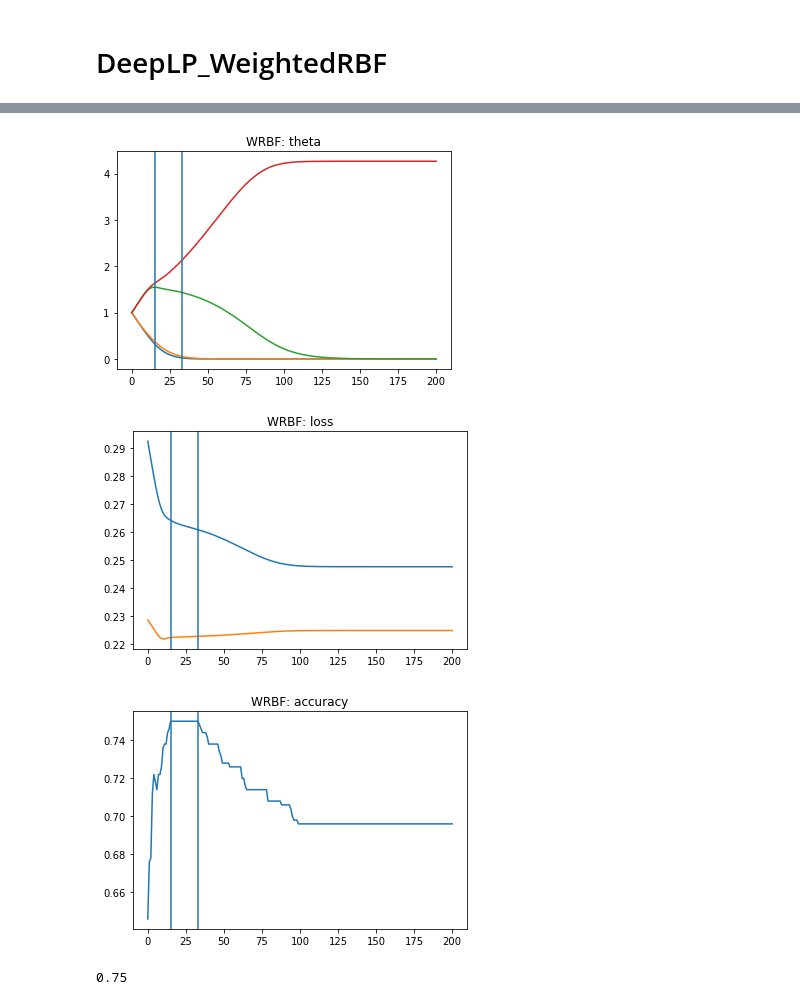
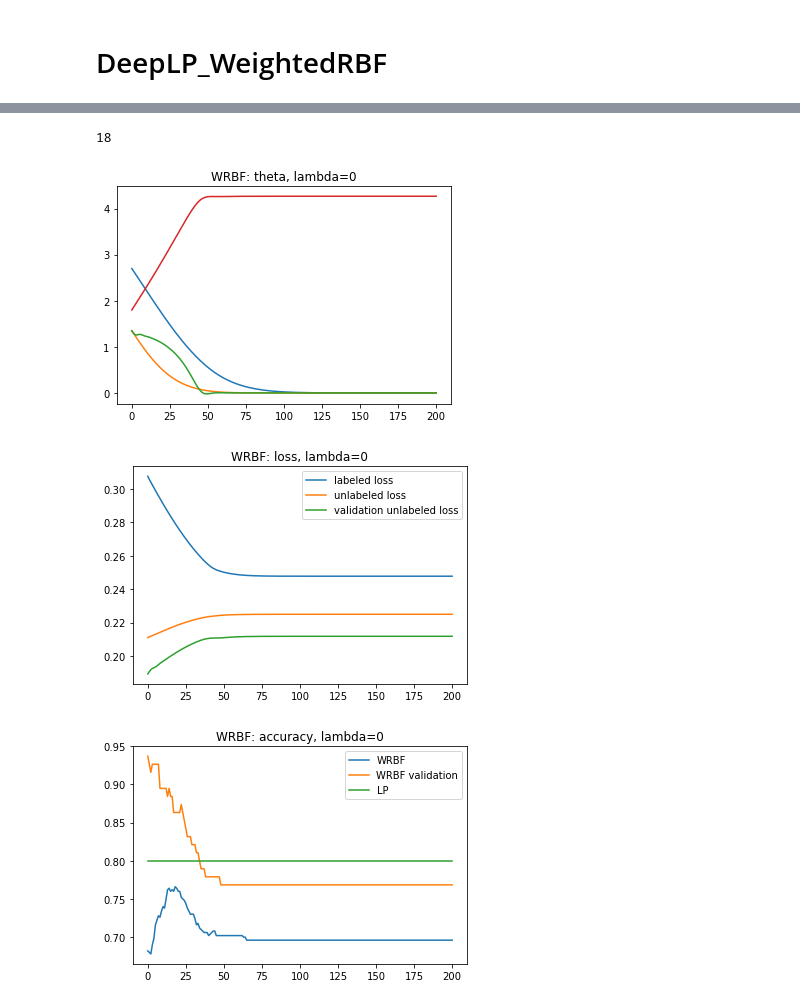
Before and after one commit to GRSEB9S/Deep-Label-Propagation, a Jupyter notebook: main.ipynb, the cells around one changed output, grey strips where cells are left out. Cells and saved outputs as stored; diff of their text form; code cells hidden in the pictures.

```diff
--- a/main.ipynb
+++ b/main.ipynb
@@ -101,5 +103,5 @@ Accuracy: 0.8
 RMSE: 0.2
 Objective: 1271.07191023
 # %%
-dlp_rbf.train(data,100)
+dlp_rbf.train(data,test_data,100)
 # %% [output]
@@ -165,8 +167,11 @@ plt.show()
 # %% [markdown]
 # DeepLP_WeightedRBF
+# %%
+# theta = np.ones(num_features)
+theta = np.array([ 2.7 ,  1.35,  1.35,  1.8 ])
 # %%
 sess = tf.Session()
-dlp_wrbf = DeepLP_WeightedRBF(10, num_nodes, features, graph, np.var(features), 0.01, sess)
+dlp_wrbf = DeepLP_WeightedRBF(10, num_nodes, features, graph, np.var(features), theta, 0.01, sess, 0)
 # %%
 pred_dlp_wrbf = dlp_wrbf.labelprop(test_data)
 Uy_dlp_wrbf = np.rint(pred_dlp_wrbf[:,num_labeled:]).reshape(num_unlabeled)
@@ -181,3 +186,3 @@ Objective: 1271.07191023
 # %%
-dlp_wrbf.train(data,200)
+dlp_wrbf.train(data,test_data,200)
 # %% [output]
@@ -201,34 +206,39 @@ epoch: 190 labeled loss: 0.247726 unlabeled loss: 0.224933 accuracy: 0.696
 # %%
 argmax = np.argmax(dlp_wrbf.accuracies)
+# %%
+argmax
+# %% [output]
+18
 # %%
 plt.plot(dlp_wrbf.thetas)
-plt.title("WRBF: theta")
-plt.axvline(x=argmax)
-plt.axvline(x=33)
+plt.title("WRBF: theta, lambda=0")
+# plt.axvline(x=argmax)
+# plt.axvline(x=33)
 plt.show()
 # %% [output]
-[figure, old version]
+[figure, new version]
 # %%
-plt.plot(dlp_wrbf.labeled_losses)
-plt.plot(dlp_wrbf.unlabeled_losses)
-plt.title("WRBF: loss")
-plt.axvline(x=argmax)
-plt.axvline(x=33)
+plt.plot(dlp_wrbf.labeled_losses,label='labeled loss')
+plt.plot(dlp_wrbf.unlabeled_losses,label='unlabeled loss')
+plt.plot(dlp_wrbf.sol_unlabeled_losses,label='validation unlabeled loss')
+plt.title("WRBF: loss, lambda=0")
+# plt.axvline(x=argmax)
+# plt.axvline(x=33)
+plt.legend()
 plt.show()
 # %% [output]
-[figure, old version]
+[figure, new version]
 # %%
-plt.plot(dlp_wrbf.accuracies)
-plt.title("WRBF: accuracy")
-plt.axvline(x=argmax)
-plt.axvline(x=33)
+plt.plot(dlp_wrbf.accuracies,label='WRBF')
+plt.plot(dlp_wrbf.sol_accuracies,label='WRBF validation')
+plt.plot([accuracy(Uy_sol,Uy_dlp)] * len(dlp_wrbf.accuracies),label="LP")
+plt.title("WRBF: accuracy, lambda=0")
+plt.legend()
+# plt.axvline(x=argmax)
+# plt.axvline(x=33)
 plt.show()
 # %% [output]
-[figure, old version]
+[figure, new version]
-# %%
-dlp_wrbf.accuracies[33]
-# %% [output]
-0.75
 # %%
 # accuracies = []
 # rmses = []
```
Also changed, not shown: parts of 47 cells of this notebook, 22 other files.
